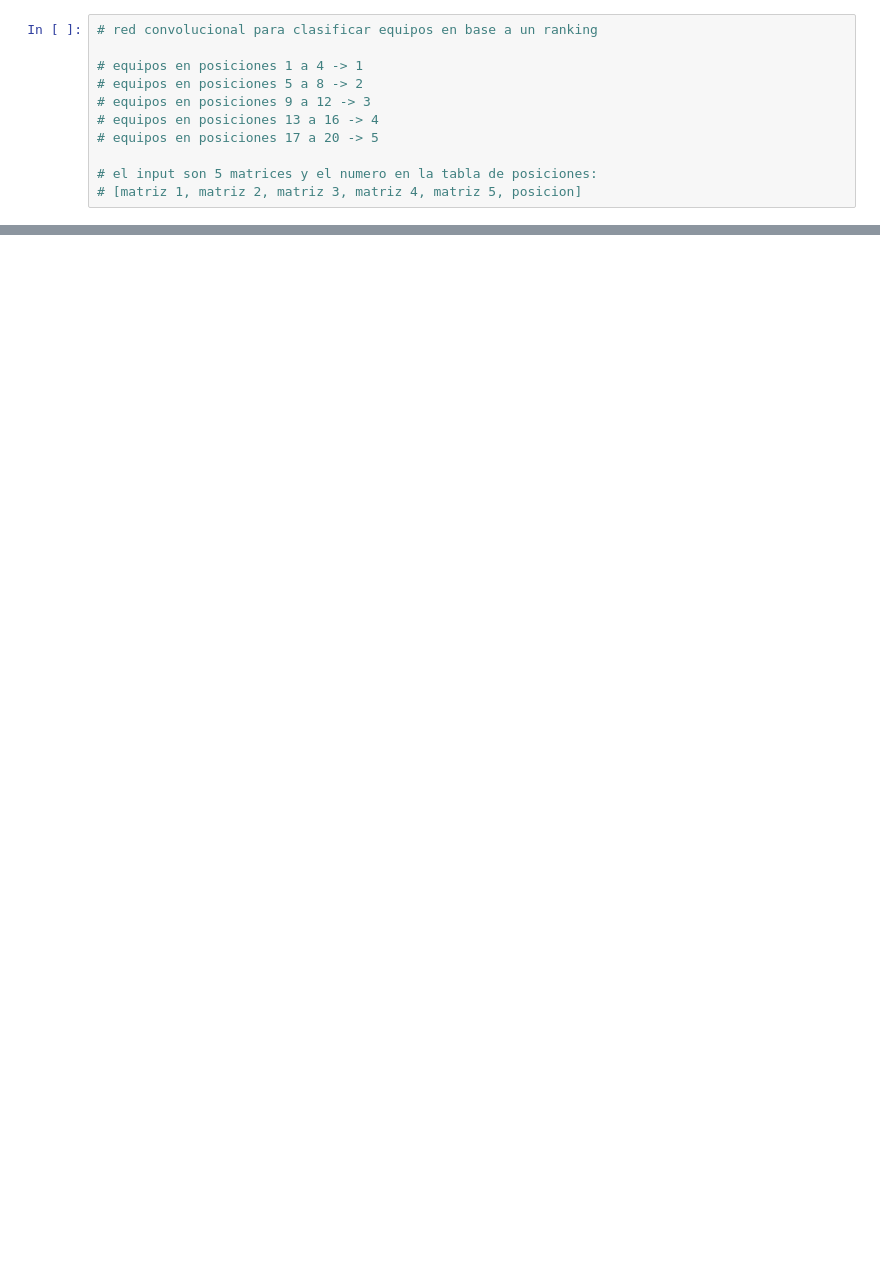
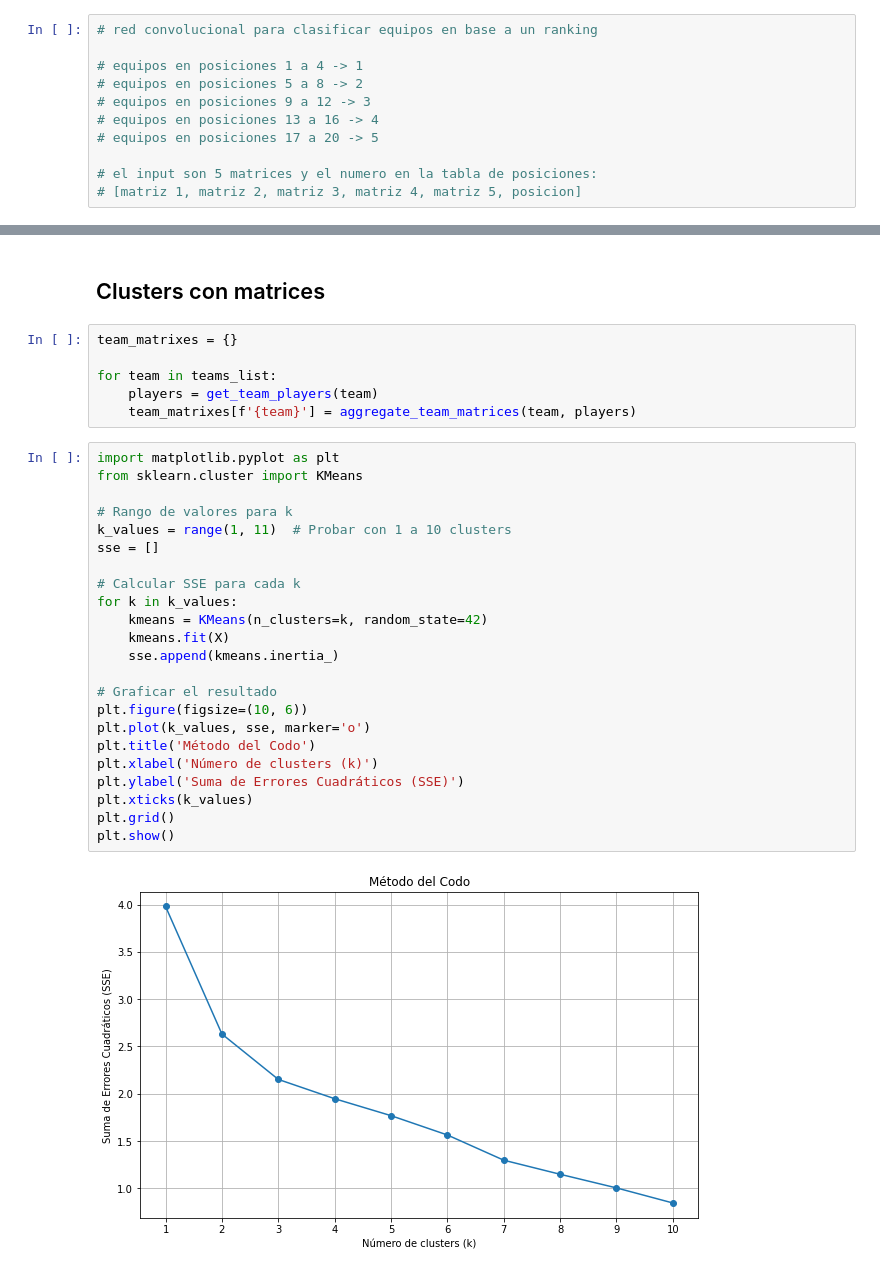
Before and after one commit to luisalawson/soccer_defense_analysis, a Jupyter notebook: RedNeuronalFutbol.ipynb, the cells around one changed output, grey strips where cells are left out. Cells and saved outputs as stored; diff of their text form; blank space fills up the shorter version.

```diff
--- a/RedNeuronalFutbol.ipynb
+++ b/RedNeuronalFutbol.ipynb
@@ -52,0 +272,33 @@ predictions = model.predict(X_test)
+# %% [markdown]
+## Clusters con matrices
+# %%
+team_matrixes = {}
+
+for team in teams_list:
+    players = get_team_players(team)
+    team_matrixes[f'{team}'] = aggregate_team_matrices(team, players)
+# %%
+import matplotlib.pyplot as plt
+from sklearn.cluster import KMeans
+
+# Rango de valores para k
+k_values = range(1, 11)  # Probar con 1 a 10 clusters
+sse = []
+
+# Calcular SSE para cada k
+for k in k_values:
+    kmeans = KMeans(n_clusters=k, random_state=42)
+    kmeans.fit(X)
+    sse.append(kmeans.inertia_)
+
+# Graficar el resultado
+plt.figure(figsize=(10, 6))
+plt.plot(k_values, sse, marker='o')
+plt.title('Método del Codo')
+plt.xlabel('Número de clusters (k)')
+plt.ylabel('Suma de Errores Cuadráticos (SSE)')
+plt.xticks(k_values)
+plt.grid()
+plt.show()
+# %% [output]
+[figure, added]
```
Also changed, not shown: parts of 32 cells of this notebook, 1 other file.
